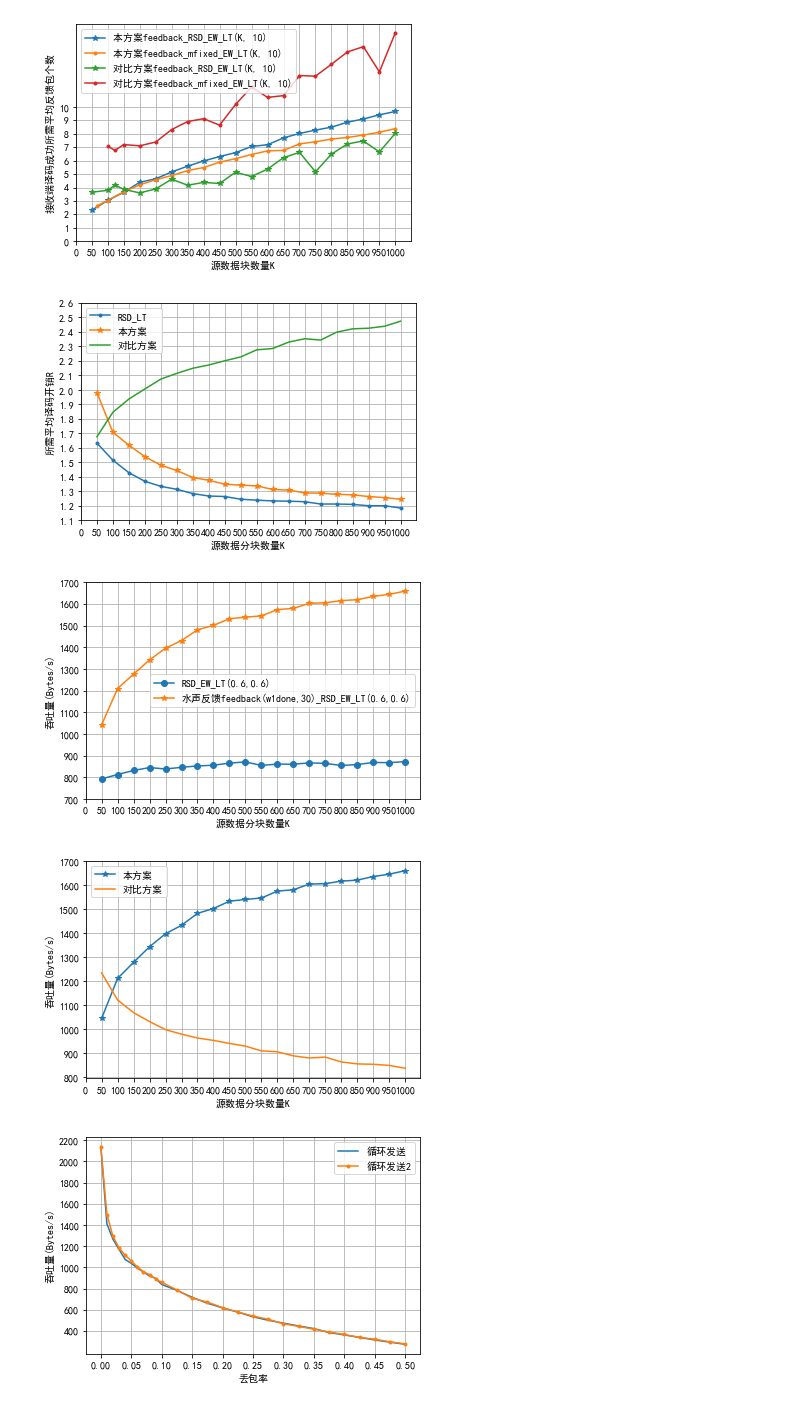
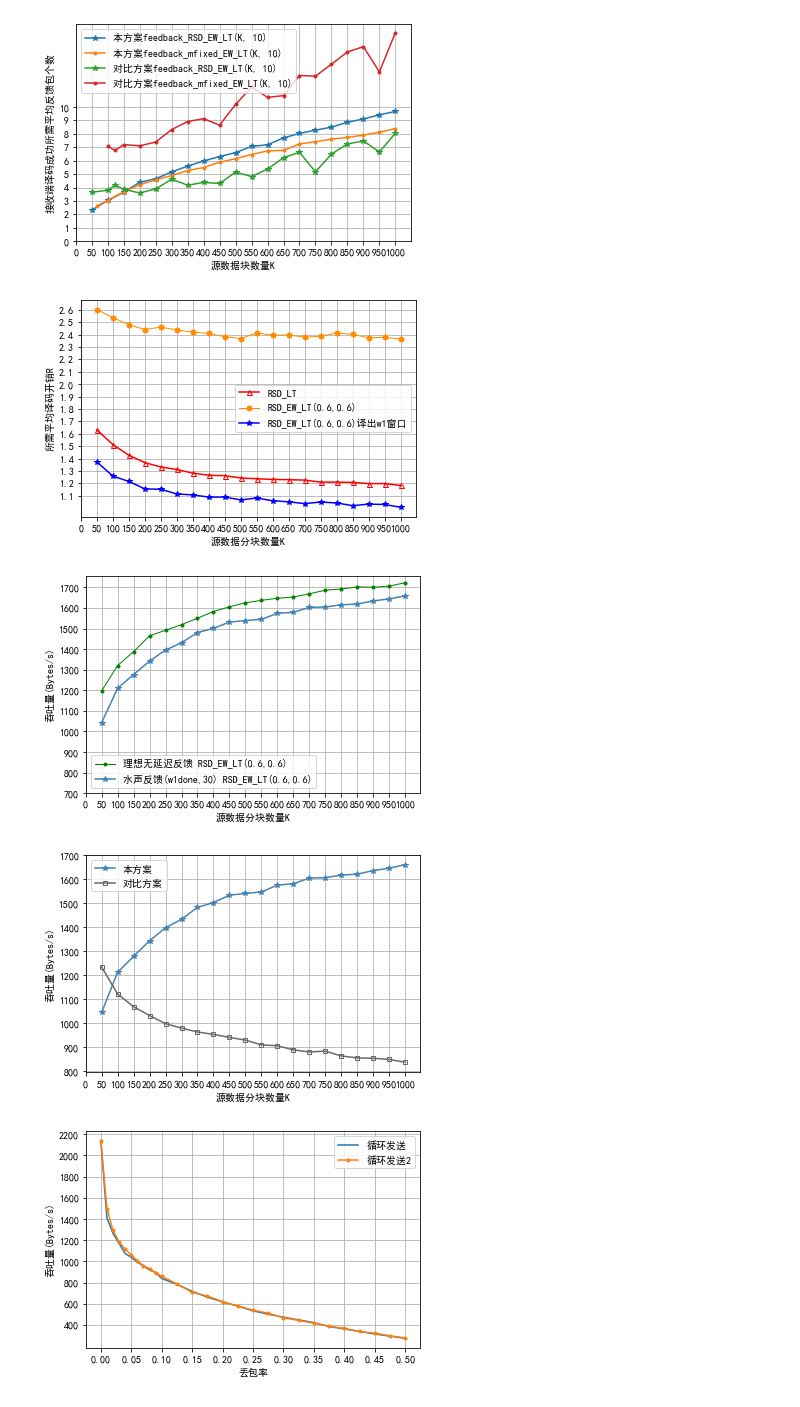
Before and after one commit to alanpengz/fountaincode_simulation, a Jupyter notebook: plot_chunk_size.ipynb, the cells around one changed output. Saved outputs shown, nothing was run; the diff lists cells and outputs as text; code cells hidden in the pictures.

```diff
--- a/plot_chunk_size.ipynb
+++ b/plot_chunk_size.ipynb
@@ -965,48 +965,46 @@ overhead3 = [float(avgs3[i]/K3[i]) for i in range(K3.shape[0])]
 df6 = pd.read_csv('simulation/EW(0.6, 0.6)/RSD/反馈无延迟(w1done_30)/feedback_EW_avgs_Wed_Jan__6_23_50_26_2021.csv')
 K6 = df6['K']
 avgs6 = df6['avgs']
 overhead6 = [float(avgs6[i]/K6[i]) for i in range(K6.shape[0])]
 
 # 循环发直到收完PER=0.04
 df7 = pd.read_csv('simulation\直传循环发\PER=0.04\loopsend_avgs_Sun_Jan_10_22_37_06_2021.csv')
 K7 = df7['K']
 avgs7 = df7['avg_recv_drops']
 overhead7 = [float(avgs7[i]/K7[i]) for i in range(K7.shape[0])]
 
 
 # EW(0.6,0.5)
 df8 = pd.read_csv('simulation/EW(0.6, 0.5)/no_feedback/EW_avgs_Mon_Jan_11_02_11_54_2021.csv')
 K8 = df8['K']
 avgs8 = df8['avgs']
 overhead8 = [float(avgs8[i]/K8[i]) for i in range(K8.shape[0])]
 
 
-plt.plot(K, overhead, marker='.', label='RSD_LT')
-# plt.plot(K1, overhead1, marker='o', label='RSD_EW_LT(0.6,0.6)')
+plt.plot(K, overhead, marker='^', label='RSD_LT', color='red', markersize=5, markerfacecolor='none')
+plt.plot(K1, overhead1, marker='o', label='RSD_EW_LT(0.6,0.6)', color='darkorange', linestyle='-', linewidth = '1', markersize=5)
 # plt.plot(K2, overhead2, marker='*', label='feedback(0.8K_30)_RSD_EW_LT(0.6,0.6)')
-# plt.plot(K6, overhead6, marker=',', label='理想无延迟反馈feedback(w1done,30)_RSD_EW_LT(0.6,0.6)')
-plt.plot(K3, overhead3, marker='*', label='本方案')
-plt.plot(K7, overhead7, marker='', label='对比方案')
+# plt.plot(K6, overhead6, marker='.', label='理想无延迟反馈(w1done,30) RSD_EW_LT(0.6,0.6)', color='green')
+# plt.plot(K3, overhead3, marker='*', label='水声反馈(w1done,30) RSD_EW_LT(0.6,0.6)', color='steelblue')
+# plt.plot(K3, overhead3, marker='*', label='本方案', color='steelblue')
+# plt.plot(K7, overhead7, marker='s', label='对比方案', color='dimgray',markersize=4, markerfacecolor='none')
 # plt.plot(K8, overhead8, marker='.', label='RSD_EW_LT(0.6,0.5)')
-# plt.plot(K9, overhead9, marker='.', label='RSD_EW_LT(0.6,0.6)译出w1窗口')
+plt.plot(K9, overhead9, marker='*', label='RSD_EW_LT(0.6,0.6)译出w1窗口', color='blue')
 
-
-
-
-
-# plt.plot(K4, overhead4, marker='.', label='mfixed_LT')
-# plt.plot(K5, overhead5, marker='.', label='mfixed_EW_LT(0.6,0.6)')
-
+# 画曲线模板
+# plt.plot(x, y, linewidth = '1', label = "test", color=' coral ', linestyle=':', marker='|')
+# plt.legend(loc='upper left')
+# plt.show()
 
 plt.xticks(range(0, 1000+50, 50))
 plt.yticks(np.arange(1.1, 2.7, 0.1))
 plt.xlabel('源数据分块数量K')
 plt.ylabel('所需平均译码开销R')
 plt.legend()
 plt.grid()
-plt.savefig('simulation/EW(0.6, 0.6)/7.循环发送对比'+ '.pdf')
+plt.savefig('simulation/EW(0.6, 0.6)/1.扩展窗和普通喷泉码对比'+ '.pdf')
 # %% [output]
-[figure, old version]
+[figure, new version]
 # %%
 # EW(0.6, 0.6) real_feedback 吞吐量对比
 
@@ -1034,9 +1032,9 @@ ttl2 = [float((K2[i]*215)/((avgs2[i]/0.96)*0.1)) for i in range(K2.shape[0])]
 
 
 # plt.plot(K, ttl, marker='.', label='RSD_LT')
-plt.plot(K3, ttl3, marker='o', label='RSD_EW_LT(0.6,0.6)')
-# plt.plot(K2, ttl2, marker='', label='理想无延迟反馈feedback(w1done,30)_RSD_EW_LT(0.6,0.6)')
-plt.plot(K1, ttl1, marker='*', label='水声反馈feedback(w1done,30)_RSD_EW_LT(0.6,0.6)')
+# plt.plot(K3, ttl3, marker='o', label='RSD_EW_LT(0.6,0.6)', color='darkorange')
+plt.plot(K2, ttl2, marker='.', label='理想无延迟反馈 RSD_EW_LT(0.6,0.6)', color='green', linewidth = 1)
+plt.plot(K1, ttl1, marker='*', label='水声反馈(w1done,30) RSD_EW_LT(0.6,0.6)', color='steelblue')
 
 
 plt.xticks(range(0, 1000+50, 50))
@@ -1045,11 +1043,11 @@ plt.xlabel('源数据分块数量K')
 plt.ylabel('吞吐量(Bytes/s)')
 plt.legend()
 plt.grid()
-plt.savefig('simulation/EW(0.6, 0.6)/14.有无反馈-吞吐量对比'+ '.pdf')
+plt.savefig('simulation/EW(0.6, 0.6)/3.水声反馈和理想无延迟对比-吞吐量'+ '.pdf')
 # %% [output]
-[figure, old version]
+[figure, new version]
 # %%
-# EW(0.6, 0.6) real_feedback 传输用时 对比
+# EW(0.6, 0.6) real_feedback 吞吐量 对比
 
 # RSD_LT
 df = pd.read_csv('simulation/EW(0.6, 0.6)/RSD/no_feedback/avgs_Sat_Dec__5_23_10_47_2020.csv')
@@ -1077,8 +1075,8 @@ ttl2 = [float(K2[i]*215/(avg_send_drops2[i]*0.1)) for i in range(K2.shape[0])]
 
 
 # plt.plot(K, ttl, marker='.', label='RSD_LT')
-plt.plot(K1, ttl1, marker='*', label='本方案')
-plt.plot(K2, ttl2, marker='', label='对比方案')
+plt.plot(K1, ttl1, marker='*', label='本方案', color='steelblue')
+plt.plot(K2, ttl2, marker='s', label='对比方案', color='dimgray',markersize=4, markerfacecolor='none')
 
 plt.xticks(range(0, 1000+50, 50))
 plt.yticks(np.arange(800, 1800, 100))
@@ -1086,9 +1084,9 @@ plt.xlabel('源数据分块数量K')
 plt.ylabel('吞吐量(Bytes/s)')
 plt.legend()
 plt.grid()
-plt.savefig('simulation/EW(0.6, 0.6)/13.对比方案-吞吐量对比'+ '.pdf')
+plt.savefig('simulation/EW(0.6, 0.6)/5.对比方案分析-吞吐量'+ '.pdf')
 # %% [output]
-[figure, old version]
+[figure, new version]
 # %%
 # 不同PER对喷泉码和循环发的影响 K=115
 
```
Also changed, not shown: parts of 2 cells of this notebook, 23 other files.
